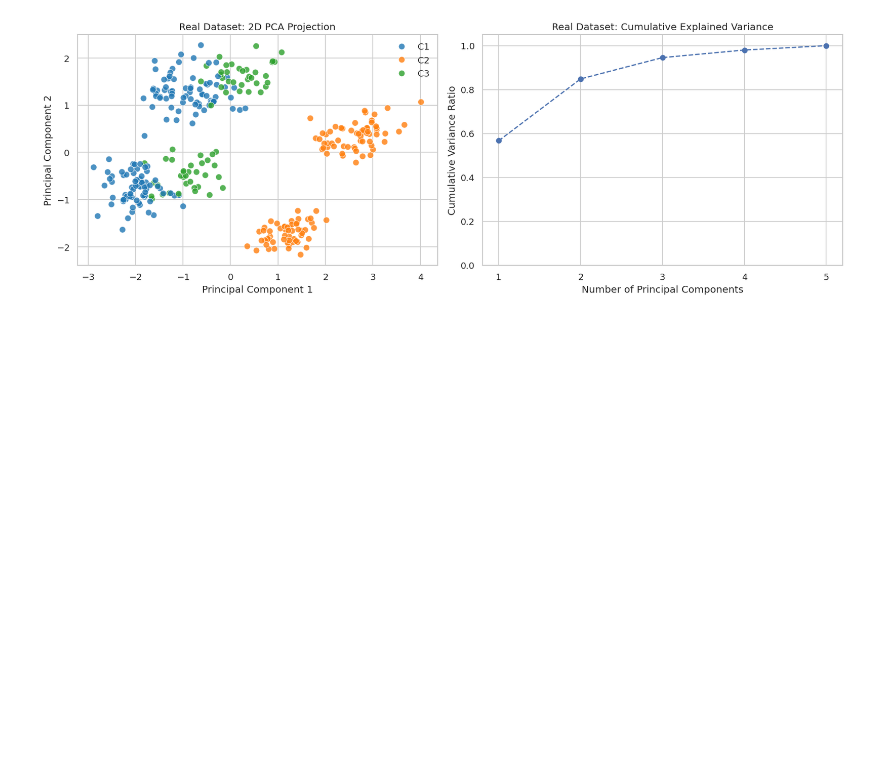
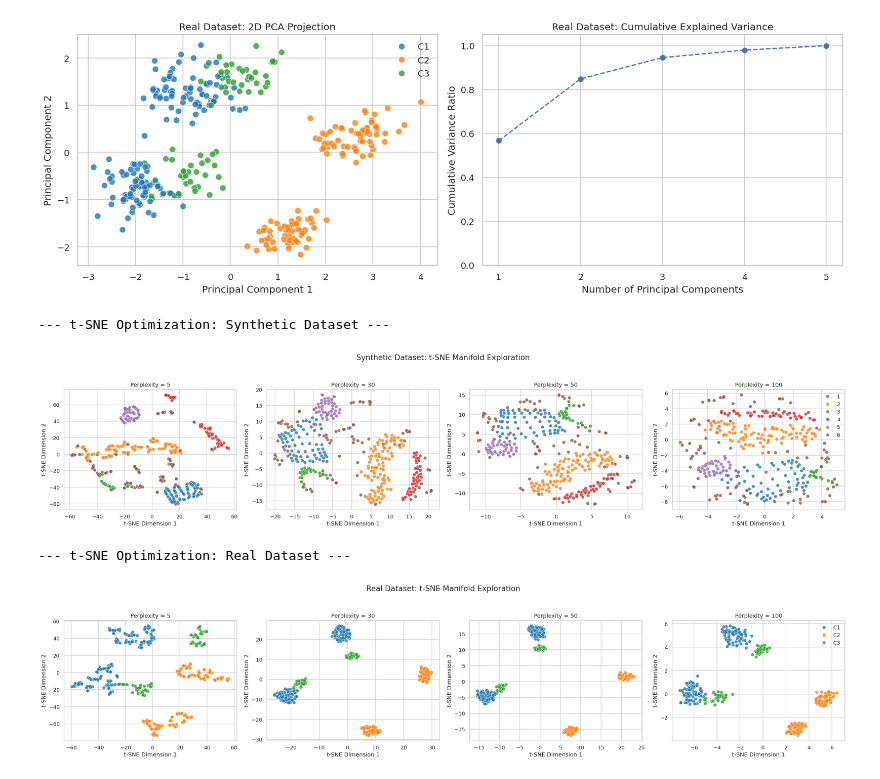
Before and after one commit to Hugusss/AAMD-Task-UnsupervisedLearning, a Jupyter notebook: A2-GroupW-.ipynb, the cells around one changed output. Cells and saved outputs as stored; diff of their text form; code cells hidden in the pictures; blank space fills up the shorter version.

```diff
--- a/A2-GroupW-.ipynb
+++ b/A2-GroupW-.ipynb
@@ -108,3 +108,67 @@ X_real_pca = execute_pca_pipeline(X_real, meta_real['labels'], "Real Dataset")
 [figure]
 --- PCA Analysis: Real Dataset ---
 [figure]
+# %%
+#t-SNE
+from sklearn.manifold import TSNE
+
+def evaluate_tsne_perplexities(X: np.ndarray, labels: np.ndarray, dataset_name: str, perplexities: list):
+    """
+    Computes and plots t-SNE 2D projections for a given list of perplexity values.
+    Demonstrates the impact of the effective neighborhood size on local topology.
+    """
+    n_plots = len(perplexities)
+    # Define a 1xN grid for the subplots based on the number of perplexities
+    fig, axes = plt.subplots(1, n_plots, figsize=(6 * n_plots, 5))
+
+    if n_plots == 1:
+        axes = [axes] # Ensure iterable if only one perplexity is passed
+
+    for i, perplexity in enumerate(perplexities):
+        # Initialize t-SNE. random_state is critical for reproducible academic benchmarks.
+        # init='pca' is generally recommended over 'random' for global stability,
+        # but standard scikit-learn behavior uses 'pca' as default in newer versions anyway.
+        tsne = TSNE(
+            n_components=2,
+            perplexity=perplexity,
+            random_state=42,
+            init='pca',
+            learning_rate='auto'
+        )
+
+        # Fit and transform the standardized feature matrix
+        X_tsne = tsne.fit_transform(X)
+
+        # Plot the 2D latent space
+        sns.scatterplot(
+            x=X_tsne[:, 0],
+            y=X_tsne[:, 1],
+            hue=labels,
+            palette='tab10',
+            ax=axes[i],
+            s=50,
+            alpha=0.8,
+            legend='full' if i == n_plots - 1 else False # Show legend only on the last plot
+        )
+
+        axes[i].set_title(f'Perplexity = {perplexity}')
+        axes[i].set_xlabel('t-SNE Dimension 1')
+        axes[i].set_ylabel('t-SNE Dimension 2')
+
+    fig.suptitle(f'{dataset_name}: t-SNE Manifold Exploration', fontsize=16, y=1.05)
+    plt.tight_layout()
+    plt.show()
+
+# Define hyperparameter grid: extremely local (5), standard (30, 50), and global limits (100)
+perplexity_grid = [5, 30, 50, 100]
+
+print("--- t-SNE Optimization: Synthetic Dataset ---")
+evaluate_tsne_perplexities(X_syn, meta_syn['labels'], "Synthetic Dataset", perplexity_grid)
+
+print("\n--- t-SNE Optimization: Real Dataset ---")
+evaluate_tsne_perplexities(X_real, meta_real['labels'], "Real Dataset", perplexity_grid)
+# %% [output]
+--- t-SNE Optimization: Synthetic Dataset ---
+[figure, added]
+--- t-SNE Optimization: Real Dataset ---
+[figure, added]
```
Also changed, not shown: 1 other file.
